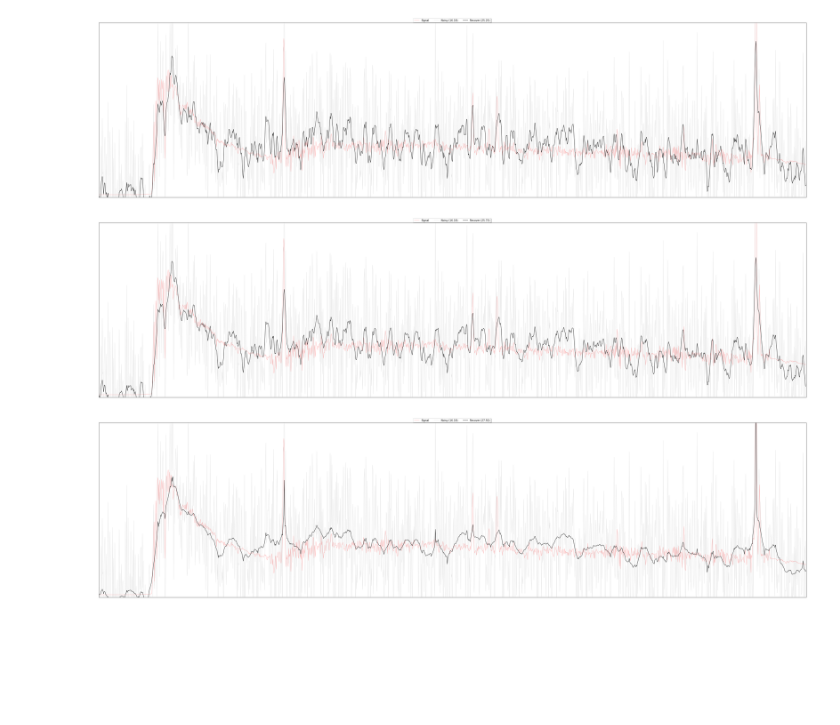
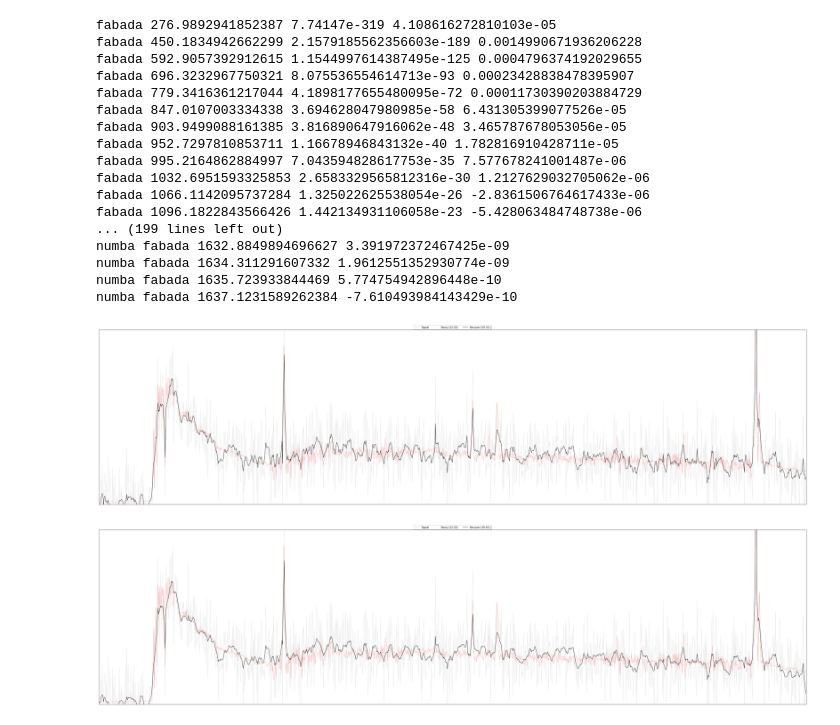
Before and after one commit to falseywinchnet/PyITD, a Jupyter notebook: PFABADA.ipynb, the cells around one changed output. Cells and saved outputs as stored; diff of their text form; code cells hidden in the pictures; blank space fills up the shorter version.

```diff
--- a/PFABADA.ipynb
+++ b/PFABADA.ipynb
@@ -559,8 +420,27 @@ fabada_results = fabada(z,data_variance = variance)
+# %%
+pfabada_results =  fabada(z,data_variance=variance)
+nfabada_results = numba_fabada(z)
+# %% [output]
+fabada 276.9892941852387 7.74147e-319 4.108616272810103e-05
+fabada 450.1834942662299 2.1579185562356603e-189 0.0014990671936206228
+fabada 592.9057392912615 1.1544997614387495e-125 0.0004796374192029655
+fabada 696.3232967750321 8.075536554614713e-93 0.00023428838478395907
+fabada 779.3416361217044 4.1898177655480095e-72 0.00011730390203884729
+fabada 847.0107003334338 3.694628047980985e-58 6.431305399077526e-05
+fabada 903.9499088161385 3.816890647916062e-48 3.465787678053056e-05
+fabada 952.7297810853711 1.16678946843132e-40 1.782816910428711e-05
+fabada 995.2164862884997 7.043594828617753e-35 7.577678241001487e-06
+fabada 1032.6951593325853 2.6583329565812316e-30 1.2127629032705062e-06
+fabada 1066.1142095737284 1.325022625538054e-26 -2.8361506764617433e-06
+fabada 1096.1822843566426 1.442134931106058e-23 -5.428063484748738e-06
+... (199 lines left out)
+numba fabada 1632.8849894696627 3.391972372467425e-09
+numba fabada 1634.311291607332 1.9612551352930774e-09
+numba fabada 1635.723933844469 5.774754942896448e-10
+numba fabada 1637.1231589262384 -7.610493984143429e-10
 # %%
 show_results(clean, z, pfabada_results)
 show_results(clean, z, nfabada_results)
-show_results(clean, z, fabada_results)
 # %% [output]
-[figure, old version]
+[figure, new version]
-[figure, old version]
+[figure, new version]
-[figure, removed]
```
Also changed, not shown: parts of 6 cells of this notebook.
